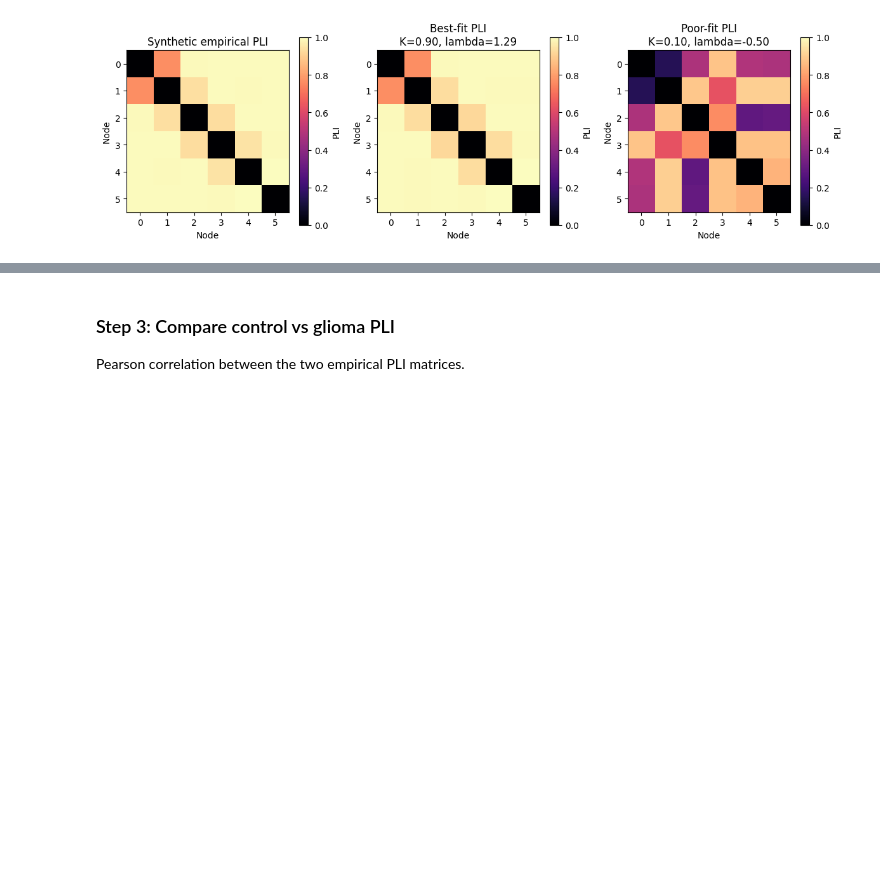
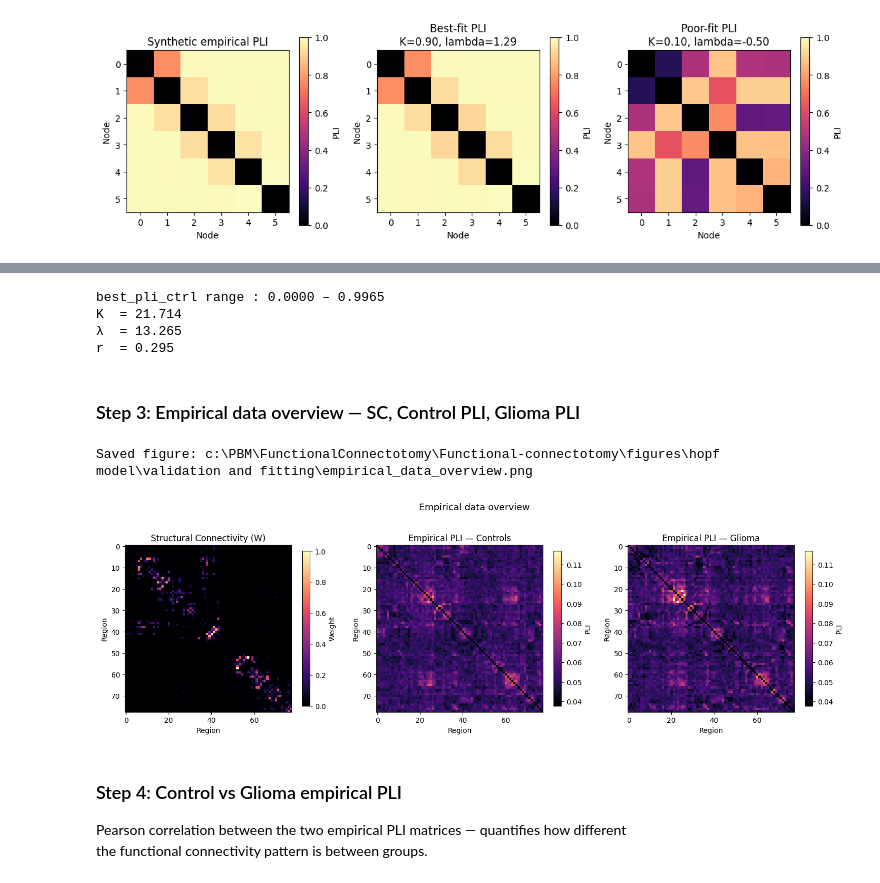
Before and after one commit to BobRice1/Functional-connectotomy, a Jupyter notebook: notebooks/04_validation_and_fitting.ipynb, the cells around one changed output, grey strips where cells are left out. Drawn from its saved outputs; the diff is of its cells as text; code cells hidden in the pictures; blank space fills up the shorter version.

```diff
--- a/notebooks/04_validation_and_fitting.ipynb
+++ b/notebooks/04_validation_and_fitting.ipynb
@@ -560,40 +578,77 @@ Before fitting, we inspect the empirical PLI matrices side-by-side.
+# %%
+from signal_processing import threshold_pli
+
+# ── Load best-fit PLI and parameters from nb03 cache ─────────────────────────
+cache_summary = np.load(DATA_DIR / "network_stability_dense_summary.npz")
+cache_fit     = np.load(DATA_DIR / "network_stability_dense_fit.npz")
+
+best_pli_ctrl    = cache_summary["dense_mean_pli"]                   # (78, 78)
+best_params_ctrl = (float(cache_summary["dense_best_K"][0]),
+                    float(cache_summary["dense_best_lam"][0]))
+dense_fit        = cache_fit["dense_fit"]
+best_idx         = np.unravel_index(np.nanargmax(dense_fit), dense_fit.shape)
+best_corr_ctrl   = float(dense_fit[best_idx])
+
+# Glioma uses same parameters (proper glioma fit is in notebook 03 Section 8)
+best_pli_glio    = best_pli_ctrl.copy()
+best_params_glio = best_params_ctrl
+best_corr_glio   = best_corr_ctrl
+
+# Thresholded simulated PLI (top 3%)
+pli_sim_thr = threshold_pli(best_pli_ctrl, percentile=97)
+
+print(f"best_pli_ctrl range : {best_pli_ctrl.min():.4f} – {best_pli_ctrl.max():.4f}")
+print(f"K  = {best_params_ctrl[0]:.3f}")
+print(f"λ  = {best_params_ctrl[1]:.3f}")
+print(f"r  = {best_corr_ctrl:.3f}")
+# %% [output]
+best_pli_ctrl range : 0.0000 – 0.9965
+K  = 21.714
+λ  = 13.265
+r  = 0.295
+# %% [markdown]
+### Step 3: Empirical data overview — SC, Control PLI, Glioma PLI
 # %%
 fig, axes = plt.subplots(1, 3, figsize=(15, 4.5))
 
-mask     = np.eye(pli_control.shape[0], dtype=bool)
+mask     = np.eye(78, dtype=bool)
 cmap_pli = plt.cm.magma.copy(); cmap_pli.set_bad("black")
 cmap_sc  = plt.cm.magma.copy(); cmap_sc.set_bad("black")
 
 W_masked        = np.ma.array(W_emp,       mask=mask)
 pli_ctrl_masked = np.ma.array(pli_control, mask=mask)
 pli_glio_masked = np.ma.array(pli_glioma,  mask=mask)
 
 vmin_pli = float(pli_ctrl_masked.min())
 vmax_pli = float(max(pli_ctrl_masked.max(), pli_glio_masked.max()))
 
 im0 = axes[0].imshow(W_masked, cmap=cmap_sc)
 axes[0].set_title("Structural Connectivity (W)")
 axes[0].set_xlabel("Region"); axes[0].set_ylabel("Region")
 plt.colorbar(im0, ax=axes[0], label="Weight", shrink=0.8)
 
 im1 = axes[1].imshow(pli_ctrl_masked, vmin=vmin_pli, vmax=vmax_pli, cmap=cmap_pli)
 axes[1].set_title("Empirical PLI — Controls")
 axes[1].set_xlabel("Region"); axes[1].set_ylabel("Region")
 plt.colorbar(im1, ax=axes[1], label="PLI", shrink=0.8)
 
 im2 = axes[2].imshow(pli_glio_masked, vmin=vmin_pli, vmax=vmax_pli, cmap=cmap_pli)
 axes[2].set_title("Empirical PLI — Glioma")
 axes[2].set_xlabel("Region"); axes[2].set_ylabel("Region")
 plt.colorbar(im2, ax=axes[2], label="PLI", shrink=0.8)
 
 plt.suptitle("Empirical data overview", fontsize=13, y=1.02)
 plt.tight_layout()
 save_figure(fig, "empirical_data_overview.png")
 plt.show()
+# %% [output]
+Saved figure: c:\PBM\FunctionalConnectotomy\Functional-connectotomy\figures\hopf model\validation and fitting\empirical_data_overview.png
+[figure, added]
 # %% [markdown]
-### Step 3: Compare control vs glioma PLI
+### Step 4: Control vs Glioma empirical PLI
 
-Pearson correlation between the two empirical PLI matrices.
+Pearson correlation between the two empirical PLI matrices — quantifies how different
+the functional connectivity pattern is between groups.
 # %%
 ctrl_vals = upper_triangle_values(pli_control)
 glio_vals = upper_triangle_values(pli_glioma)
```
Also changed, not shown: parts of 22 cells of this notebook, 6 other files.
